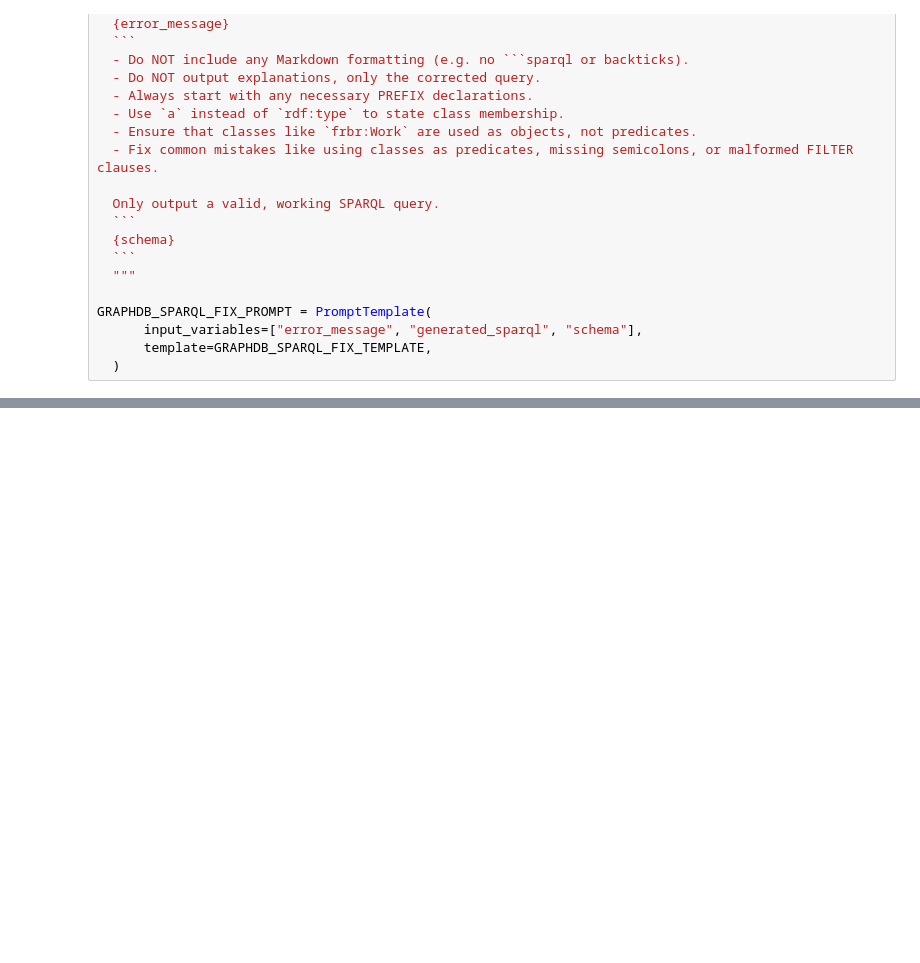
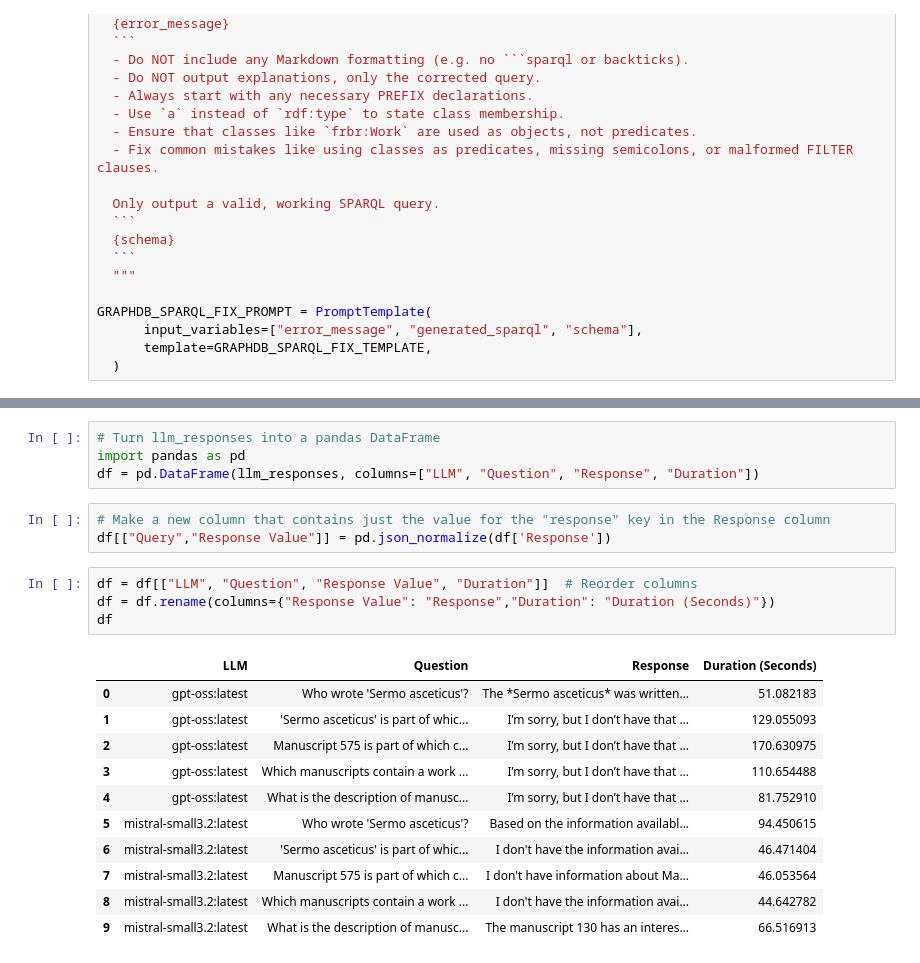
Before and after one commit to sjhuskey/coptic_metadata_viewer, a Jupyter notebook: llm-test.ipynb, the cells around one changed output, grey strips where cells are left out. Drawn from its saved outputs; the diff is of its cells as text; blank space fills up the shorter version.

```diff
--- a/llm-test.ipynb
+++ b/llm-test.ipynb
@@ -277,0 +290,23 @@ TypeError: LLMRouter.invoke() got an unexpected keyword argument 'stop'
+# %%
+# Turn llm_responses into a pandas DataFrame
+import pandas as pd
+df = pd.DataFrame(llm_responses, columns=["LLM", "Question", "Response", "Duration"])
+# %%
+# Make a new column that contains just the value for the "response" key in the Response column
+df[["Query","Response Value"]] = pd.json_normalize(df['Response'])
+# %%
+df = df[["LLM", "Question", "Response Value", "Duration"]]  # Reorder columns
+df = df.rename(columns={"Response Value": "Response","Duration": "Duration (Seconds)"})
+df
+# %% [output]
+|  | LLM | Question | Response | Duration (Seconds) |
+| 0 | gpt-oss:latest | Who wrote 'Sermo asceticus'? | The *Sermo asceticus* was written... | 51.082183 |
+| 1 | gpt-oss:latest | 'Sermo asceticus' is part of whic... | I’m sorry, but I don’t have that ... | 129.055093 |
+| 2 | gpt-oss:latest | Manuscript 575 is part of which c... | I’m sorry, but I don’t have that ... | 170.630975 |
+| 3 | gpt-oss:latest | Which manuscripts contain a work ... | I’m sorry, but I don’t have that ... | 110.654488 |
+| 4 | gpt-oss:latest | What is the description of manusc... | I’m sorry, but I don’t have that ... | 81.752910 |
+| 5 | mistral-small3.2:latest | Who wrote 'Sermo asceticus'? | Based on the information availabl... | 94.450615 |
+| 6 | mistral-small3.2:latest | 'Sermo asceticus' is part of whic... | I don't have the information avai... | 46.471404 |
+| 7 | mistral-small3.2:latest | Manuscript 575 is part of which c... | I don't have information about Ma... | 46.053564 |
+| 8 | mistral-small3.2:latest | Which manuscripts contain a work ... | I don't have the information avai... | 44.642782 |
+| 9 | mistral-small3.2:latest | What is the description of manusc... | The manuscript 130 has an interes... | 66.516913 |
```
Also changed, not shown: parts of 16 cells of this notebook.
